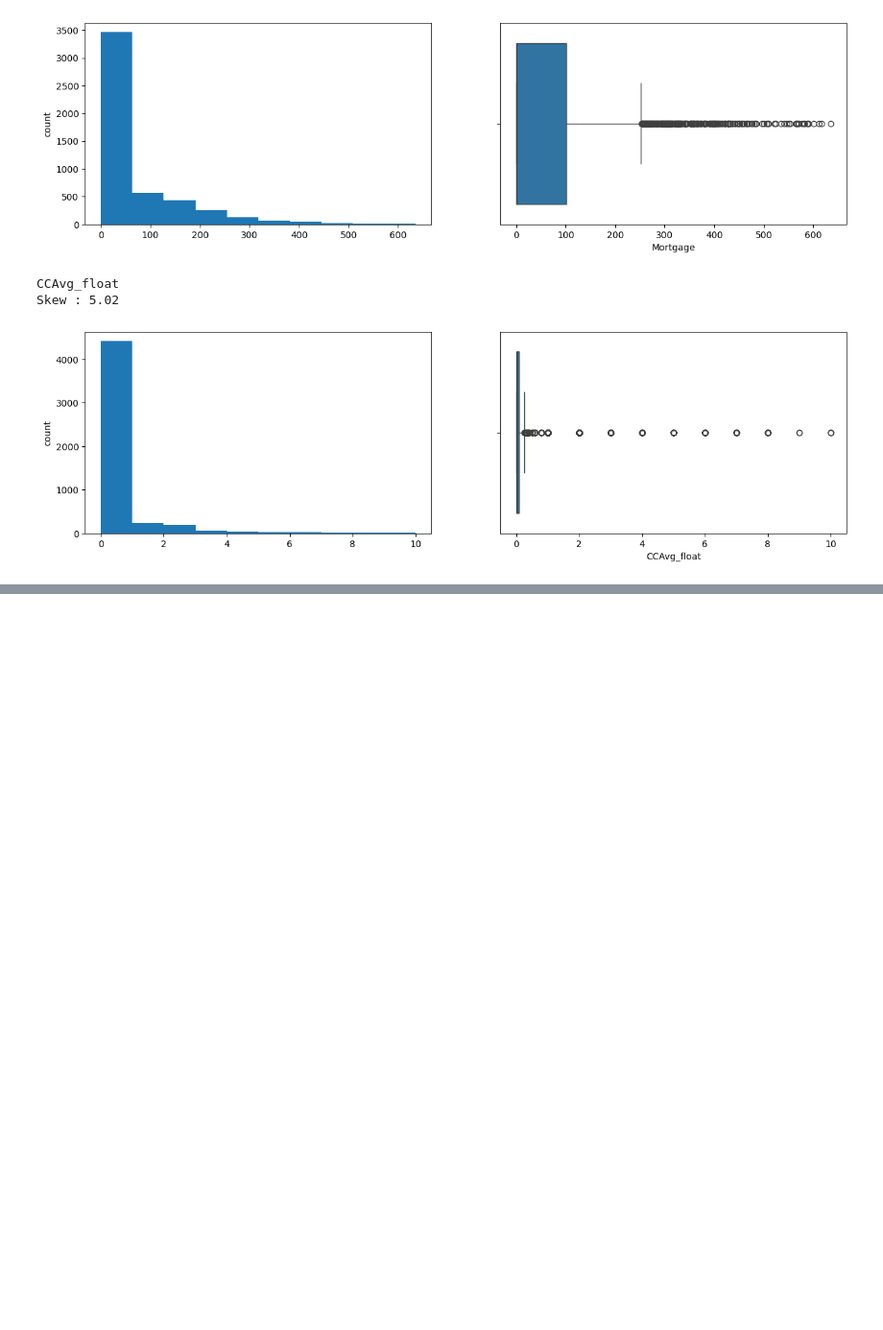
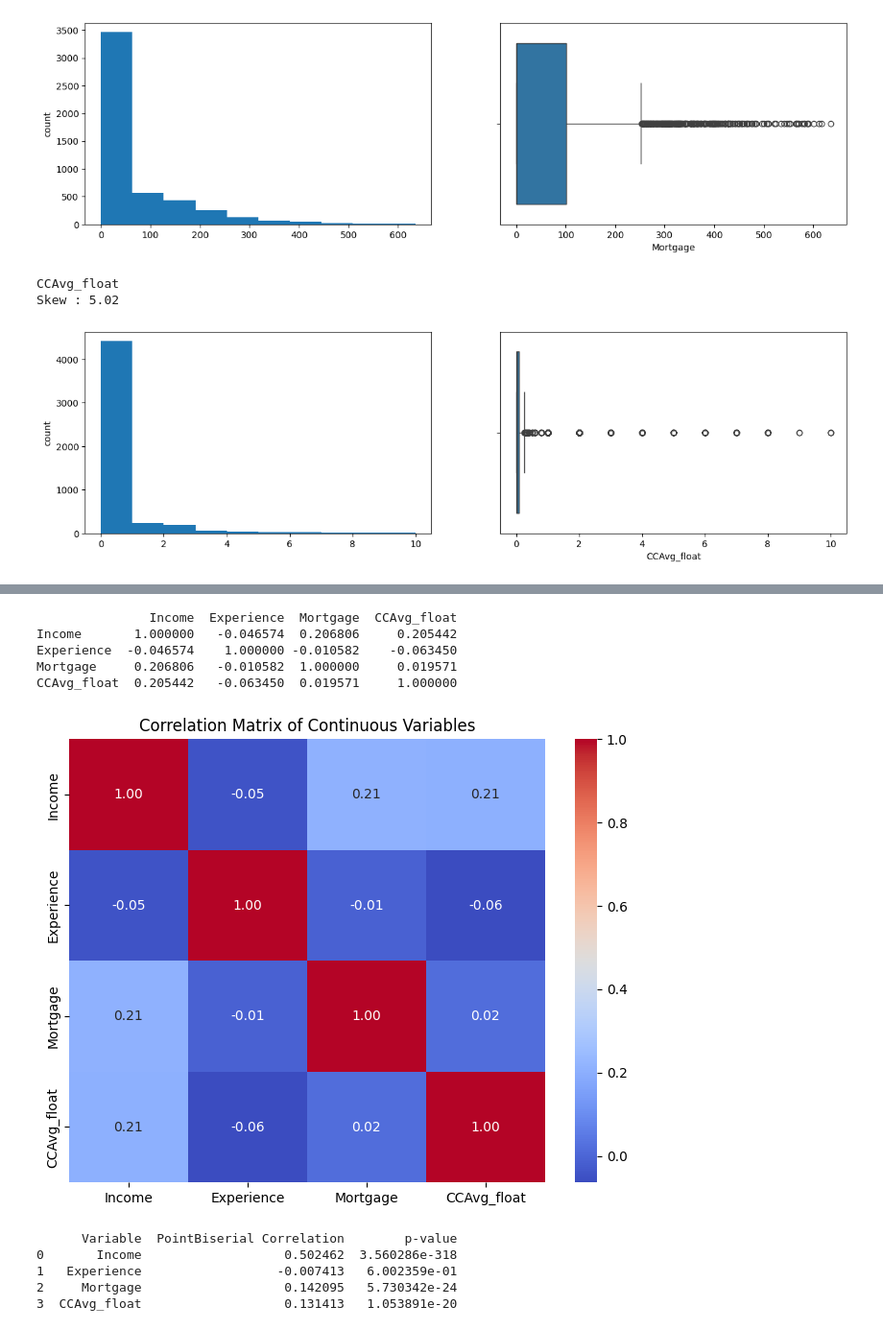
Before and after one commit to SanskarBajimaya/Bank-Data-EDA, a Jupyter notebook: EDA.ipynb, the cells around one changed output, grey strips where cells are left out. Shown at 96% size. Cells and saved outputs as stored; diff of their text form; code cells hidden in the pictures; blank space fills up the shorter version.

```diff
--- a/EDA.ipynb
+++ b/EDA.ipynb
@@ -479,0 +524,37 @@ Skew : 5.02
+# %%
+# Correlation analysis
+
+df2_con = df2[['Income','Experience','Mortgage','CCAvg_float']]
+corr_matrix = df2_con.corr()
+print(corr_matrix)
+# %% [output]
+               Income  Experience  Mortgage  CCAvg_float
+Income       1.000000   -0.046574  0.206806     0.205442
+Experience  -0.046574    1.000000 -0.010582    -0.063450
+Mortgage     0.206806   -0.010582  1.000000     0.019571
+CCAvg_float  0.205442   -0.063450  0.019571     1.000000
+# %%
+# Correlation univariant analysis Visualization
+plt.figure(figsize=(8, 6))
+sns.heatmap(corr_matrix, annot=True, cmap='coolwarm', fmt=".2f")
+plt.title("Correlation Matrix of Continuous Variables")
+plt.show()
+# %% [output]
+[figure, added]
+# %%
+# Continuous Univariant Variables and their relation with 'Pesonal Loan'
+
+pb_results = []
+
+for column in df2_con:
+    corr, pval = pointbiserialr(df2_con[column], df2['Personal Loan'])
+    pb_results.append((column, corr, pval))
+
+pb_df = pd.DataFrame(pb_results, columns = ['Variable', 'PointBiserial Correlation', 'p-value'])
+print(pb_df)
+# %% [output]
+      Variable  PointBiserial Correlation        p-value
+0       Income                   0.502462  3.560286e-318
+1   Experience                  -0.007413   6.002359e-01
+2     Mortgage                   0.142095   5.730342e-24
+3  CCAvg_float                   0.131413   1.053891e-20
```
Also changed, not shown: parts of 16 cells of this notebook.
